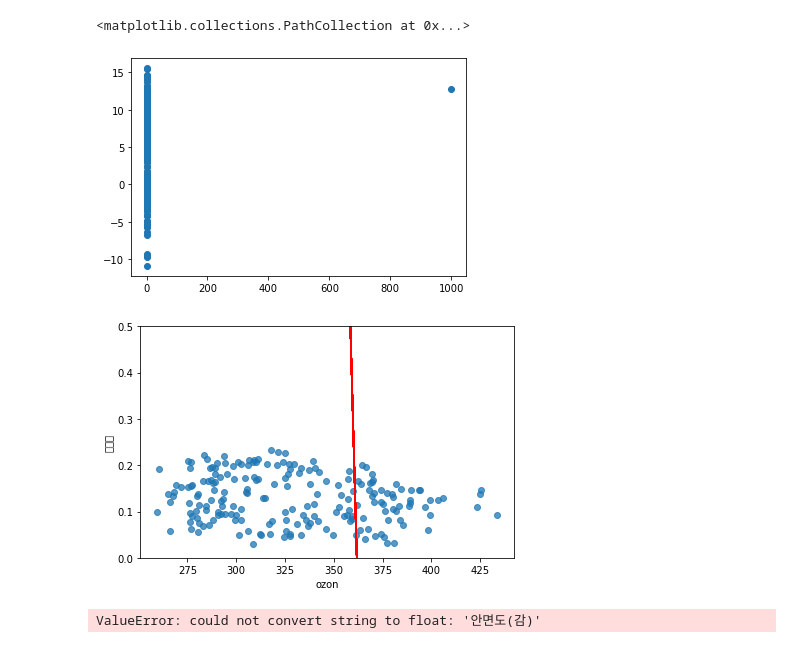
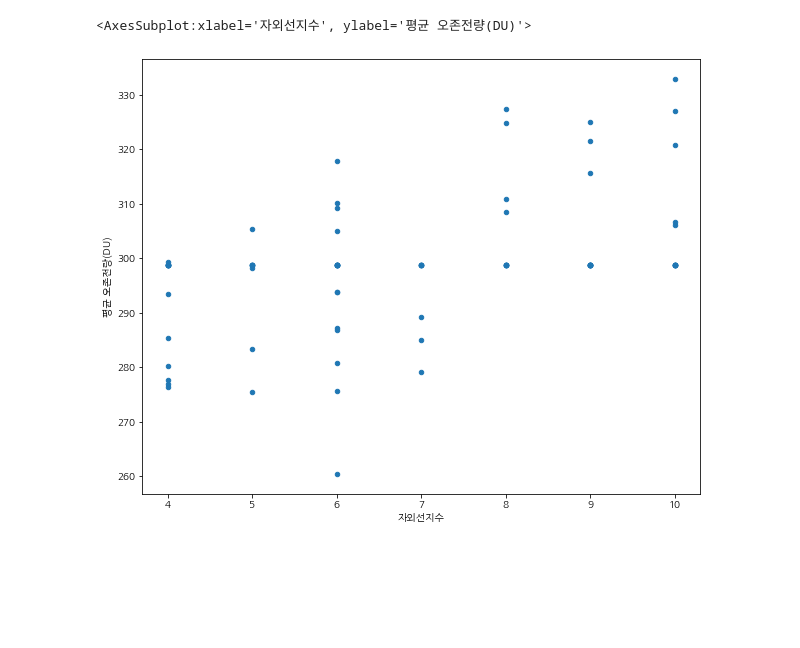
Before and after one commit to kma-contest/ozon, a Jupyter notebook: ozon linear regrssion (2022.06.27).ipynb, the cells around one changed output. Drawn from its saved outputs; the diff is of its cells as text; code cells hidden in the pictures; blank space fills up the shorter version.

Commit message:
Add files via upload
오존과 자외선지수 상관관계확인

```diff
--- a/ozon linear regrssion (2022.06.27).ipynb
+++ b/ozon linear regrssion (2022.06.27).ipynb
@@ -1,8 +1,6 @@
 # %%
 import pandas as pd
-import numpy as np
-from sklearn.datasets import load_boston
 
-df = pd.read_csv("result.csv",encoding='cp949')
+df = pd.read_csv("../result.CSV",encoding='cp949')
 # %%
 print(df.info())
@@ -55,8 +36,5 @@ df.plot(kind='hist', x = '평균 오존전량(DU)' , y='일최대 자외선 B(W/
 # %%
-
-#결측값 평균값 대체
-df = df.replace(-999, np.NaN)
-df.loc[df['평균 오존전량(DU)'] != df['평균 오존전량(DU)'], '평균 오존전량(DU)'] = df['평균 오존전량(DU)'].mean()
-
-za=df[['일최대 자외선 B(W/m2 )']]
-ozon=df[['평균 오존전량(DU)']]
+df = df.replace(-999, np.nan)
+df = df.replace(999, np.nan)
+df = df.fillna(  {'평균 오존전량(DU)': df['평균 오존전량(DU)'].mean(), '전운량(10분위)':df['전운량(10분위)'].mean() , '일누적 자외선 A(MJ/m2)': df['일누적 자외선 A(MJ/m2)'].mean(),'일최대 자외선 B(W/m2 )': df['일최대 자외선 B(W/m2 )'].mean()} )
+df.head(-10)
@@ -107,4 +54,0 @@ plt.scatter(za, pred0)
-# %%
-#결측값제거
-df = pd.read_csv("result.csv",encoding='cp949')
-df = df.replace(-999, np.NaN)
@@ -178,26 +54,0 @@ pred0 = np.dot(ozon1, fitted_model1.params) #y hat 적합값(예측값) 계산
-# %%
-plt.scatter(za, pred0)
-# %% [output]
-<matplotlib.collections.PathCollection at 0x...>
-[figure, removed]
-# %%
-import pandas as pd
-from sklearn.linear_model import LinearRegression
-from matplotlib import pyplot as plt
-
-자외선 = df_drop_row['일최대 자외선 B(W/m2 )']
-오존 = df_drop_row['평균 오존전량(DU)']
-
-plt.scatter(오존, 자외선 ,alpha=0.75)
-
-plt.ylabel('자외선')
-plt.xlabel('ozon')
-plt.ylim([0, 0.5])
-
-line_fitter = LinearRegression()
-line_fitter.fit(오존.values.reshape(-1,1), 자외선)
-plt.plot(오존,line_fitter.predict(오존.values.reshape(-1,1)),'r')
-plt.tight_layout()
-plt.show()
-# %% [output]
-[figure, removed]
@@ -223,18 +55,8 @@ plt.show()
-# %%
-#시그모이드함수적용
-#https://woolulu.tistory.com/95 참고
-import csv
-
-ozon_data = []
-
-with open('자외선지수.csv', newline='') as csvfile:
-
-    csv_reader = csv.reader(csvfile)
-
-    ozon_header = next(csv_reader)
-
-    ozon_data = [[float(args) for args in row] for row in csv_reader]
-
-    ozon_data = np.array(ozon_data)
-# %% [output]
-ValueError: could not convert string to float: '안면도(감)'
+# %%
+import matplotlib.pyplot as plot
+
+df.plot(figsize=(10,8), kind='scatter',x= '자외선지수',y= '평균 오존전량(DU)' )
+#plot.xlim([0, 0.3])
+# %% [output]
+<AxesSubplot:xlabel='자외선지수', ylabel='평균 오존전량(DU)'>
+[figure, added]
```
Also changed, not shown: parts of 18 cells of this notebook, 1 other file.
